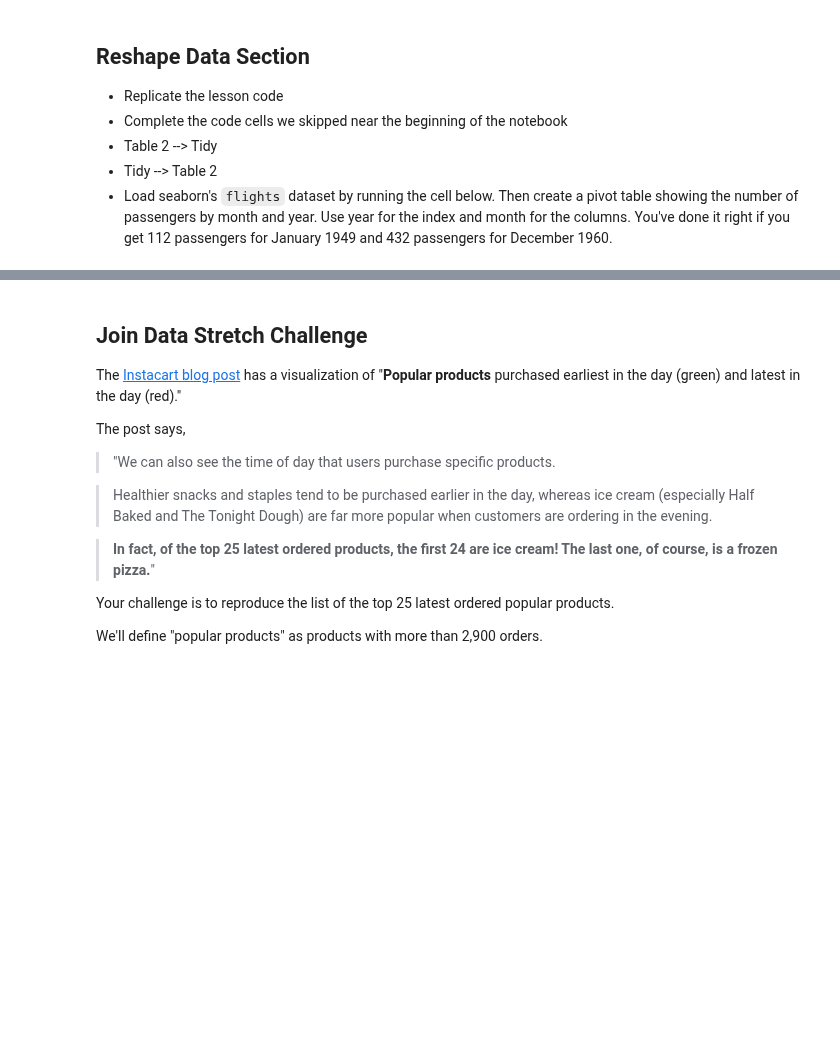
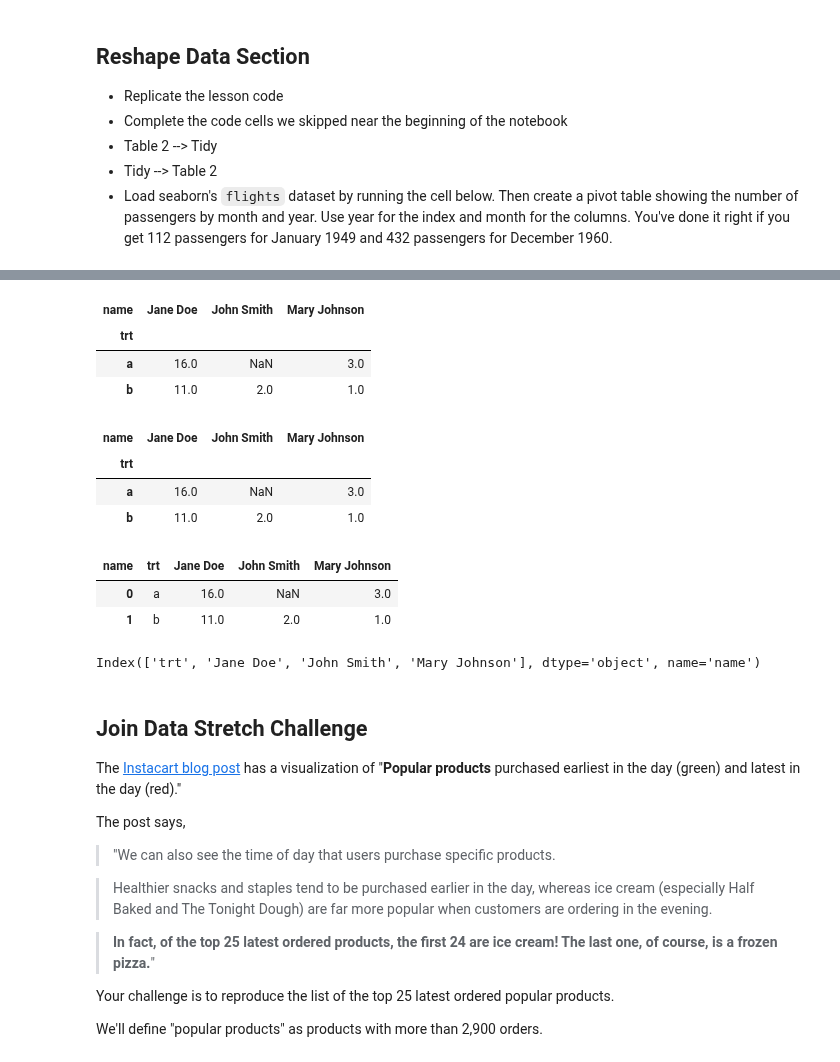
Before and after one commit to bloominstituteoftechnology/DS-Unit-1-Sprint-1-Data-Wrangling-and-Storytelling, a Jupyter notebook: DS-Unit-1-Sprint-1-Data-Wrangling-and-Storytelling/module3-exploratory-data-analysis/mk_LS_DS_113_Join_and_Reshape_Data_Assignment.ipynb, the cells around one changed output, grey strips where cells are left out. Drawn from its saved outputs; the diff is of its cells as text; code cells hidden in the pictures; blank space fills up the shorter version.

```diff
--- a/DS-Unit-1-Sprint-1-Data-Wrangling-and-Storytelling/module3-exploratory-data-analysis/mk_LS_DS_113_Join_and_Reshape_Data_Assignment.ipynb
+++ b/DS-Unit-1-Sprint-1-Data-Wrangling-and-Storytelling/module3-exploratory-data-analysis/mk_LS_DS_113_Join_and_Reshape_Data_Assignment.ipynb
@@ -461,3 +521,31 @@ flights = sns.load_dataset('flights')
+# %%
+# Tidy --> Table2
+tidy3.pivot_table(index = 'name', columns= 'trt', values='result').T
+# %% [output]
+| name | Jane Doe | John Smith | Mary Johnson |
+| trt |  |  |  |
+| a | 16.0 | NaN | 3.0 |
+| b | 11.0 | 2.0 | 1.0 |
+# %%
+pivoted = tidy3.pivot_table(index = 'name', columns= 'trt', values='result').T
+
+pivoted
+# %% [output]
+| name | Jane Doe | John Smith | Mary Johnson |
+| trt |  |  |  |
+| a | 16.0 | NaN | 3.0 |
+| b | 11.0 | 2.0 | 1.0 |
+# %%
+pivoted.reset_index(inplace=True)
+pivoted
+# %% [output]
+| name | trt | Jane Doe | John Smith | Mary Johnson |
+| 0 | a | 16.0 | NaN | 3.0 |
+| 1 | b | 11.0 | 2.0 | 1.0 |
+# %%
+pivoted.columns
+# %% [output]
+Index(['trt', 'Jane Doe', 'John Smith', 'Mary Johnson'], dtype='object', name='name')
 # %% [markdown]
 ## Join Data Stretch Challenge
 
```
Also changed, not shown: parts of 7 cells of this notebook.
